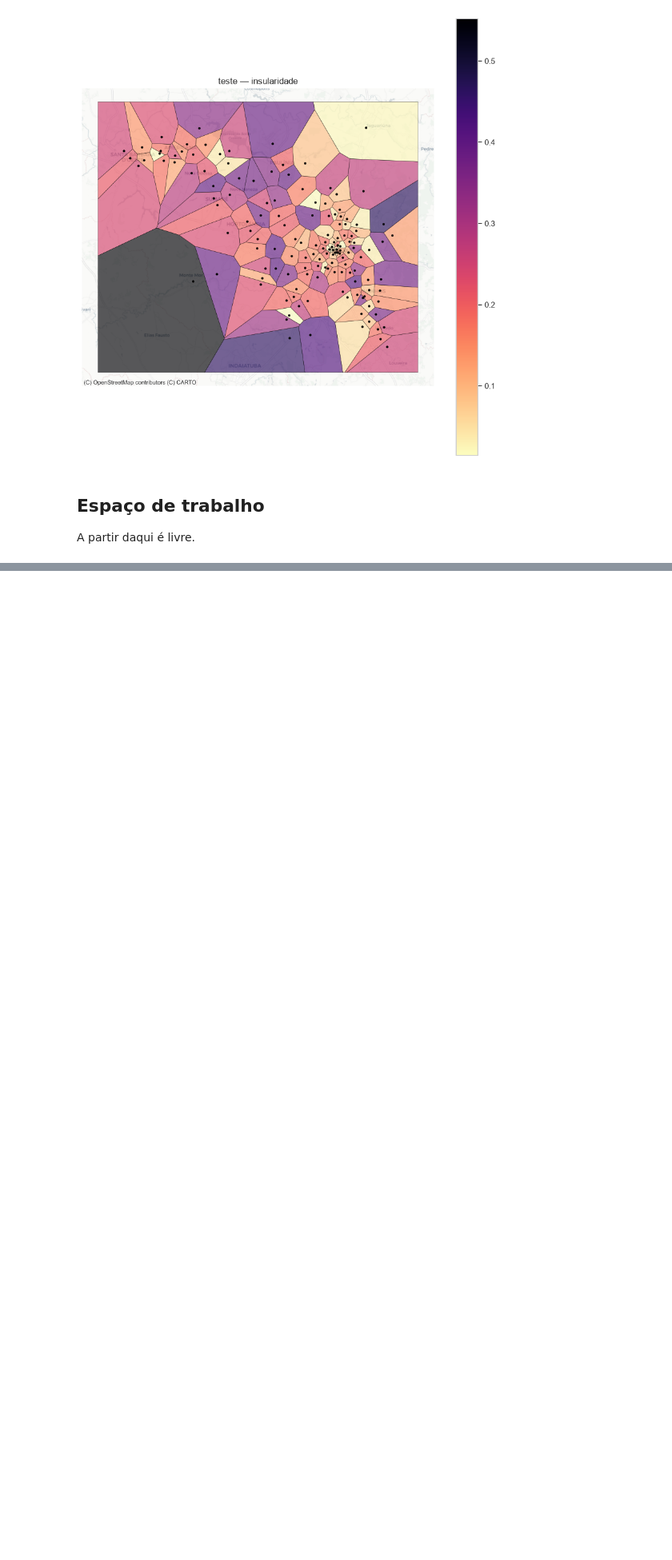
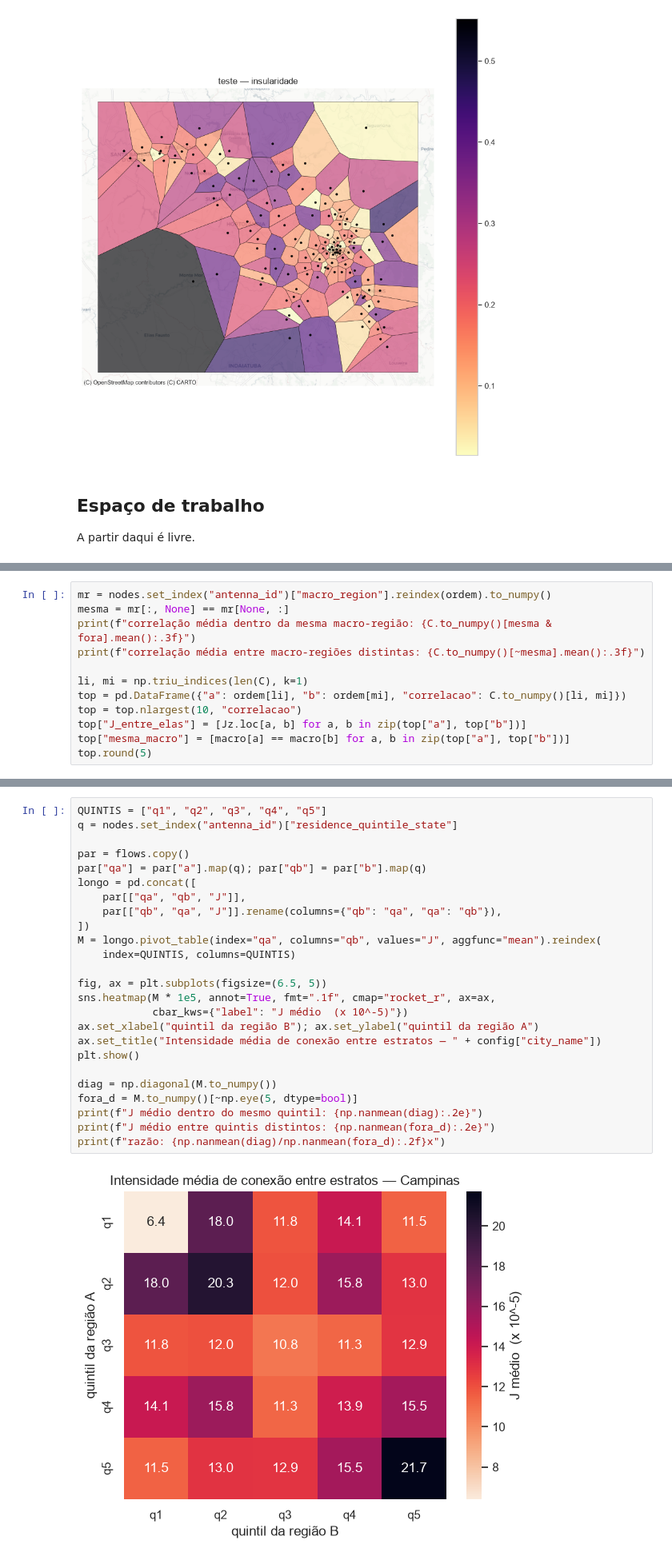
Before and after one commit to pedroazara/campinas-telecom-network, a Jupyter notebook: notebooks/5-exploracao.ipynb, the cells around one changed output, grey strips where cells are left out. Shown at 80% size. Drawn from its saved outputs; the diff is of its cells as text; blank space fills up the shorter version.

```diff
--- a/notebooks/5-exploracao.ipynb
+++ b/notebooks/5-exploracao.ipynb
@@ -96,0 +196,12 @@ nodes.head()
+# %%
+mr = nodes.set_index("antenna_id")["macro_region"].reindex(ordem).to_numpy()
+mesma = mr[:, None] == mr[None, :]
+print(f"correlação média dentro da mesma macro-região: {C.to_numpy()[mesma & fora].mean():.3f}")
+print(f"correlação média entre macro-regiões distintas: {C.to_numpy()[~mesma].mean():.3f}")
+
+li, mi = np.triu_indices(len(C), k=1)
+top = pd.DataFrame({"a": ordem[li], "b": ordem[mi], "correlacao": C.to_numpy()[li, mi]})
+top = top.nlargest(10, "correlacao")
+top["J_entre_elas"] = [Jz.loc[a, b] for a, b in zip(top["a"], top["b"])]
+top["mesma_macro"] = [macro[a] == macro[b] for a, b in zip(top["a"], top["b"])]
+top.round(5)
@@ -96,0 +259,27 @@ nodes.head()
+# %%
+QUINTIS = ["q1", "q2", "q3", "q4", "q5"]
+q = nodes.set_index("antenna_id")["residence_quintile_state"]
+
+par = flows.copy()
+par["qa"] = par["a"].map(q); par["qb"] = par["b"].map(q)
+longo = pd.concat([
+    par[["qa", "qb", "J"]],
+    par[["qb", "qa", "J"]].rename(columns={"qb": "qa", "qa": "qb"}),
+])
+M = longo.pivot_table(index="qa", columns="qb", values="J", aggfunc="mean").reindex(
+    index=QUINTIS, columns=QUINTIS)
+
+fig, ax = plt.subplots(figsize=(6.5, 5))
+sns.heatmap(M * 1e5, annot=True, fmt=".1f", cmap="rocket_r", ax=ax,
+            cbar_kws={"label": "J médio  (x 10^-5)"})
+ax.set_xlabel("quintil da região B"); ax.set_ylabel("quintil da região A")
+ax.set_title("Intensidade média de conexão entre estratos — " + config["city_name"])
+plt.show()
+
+diag = np.diagonal(M.to_numpy())
+fora_d = M.to_numpy()[~np.eye(5, dtype=bool)]
+print(f"J médio dentro do mesmo quintil: {np.nanmean(diag):.2e}")
+print(f"J médio entre quintis distintos: {np.nanmean(fora_d):.2e}")
+print(f"razão: {np.nanmean(diag)/np.nanmean(fora_d):.2f}x")
+# %% [output]
+[figure, added]
```
Also changed, not shown: parts of 16 cells of this notebook.
